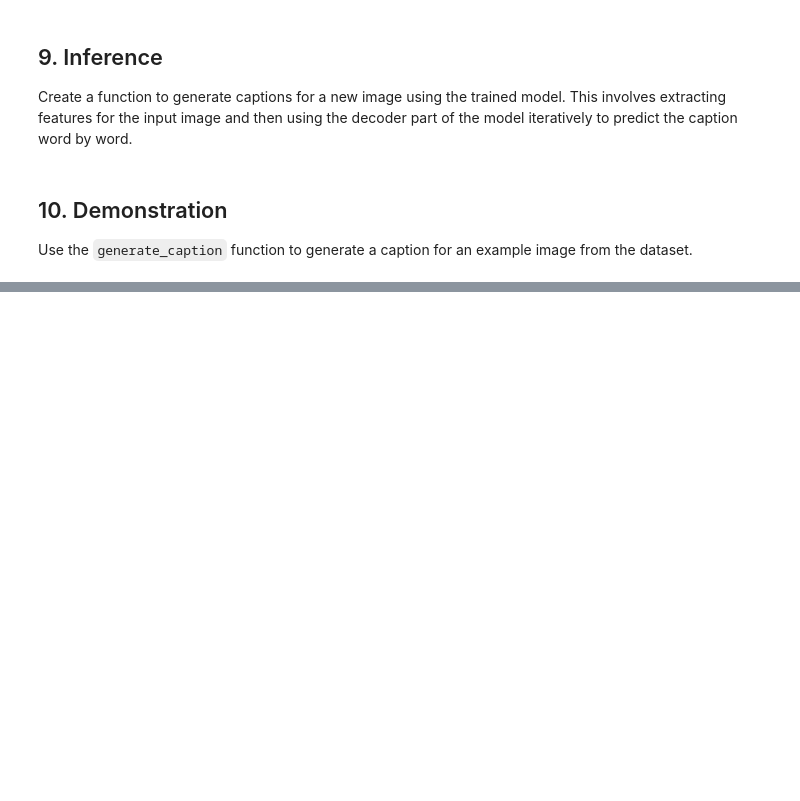
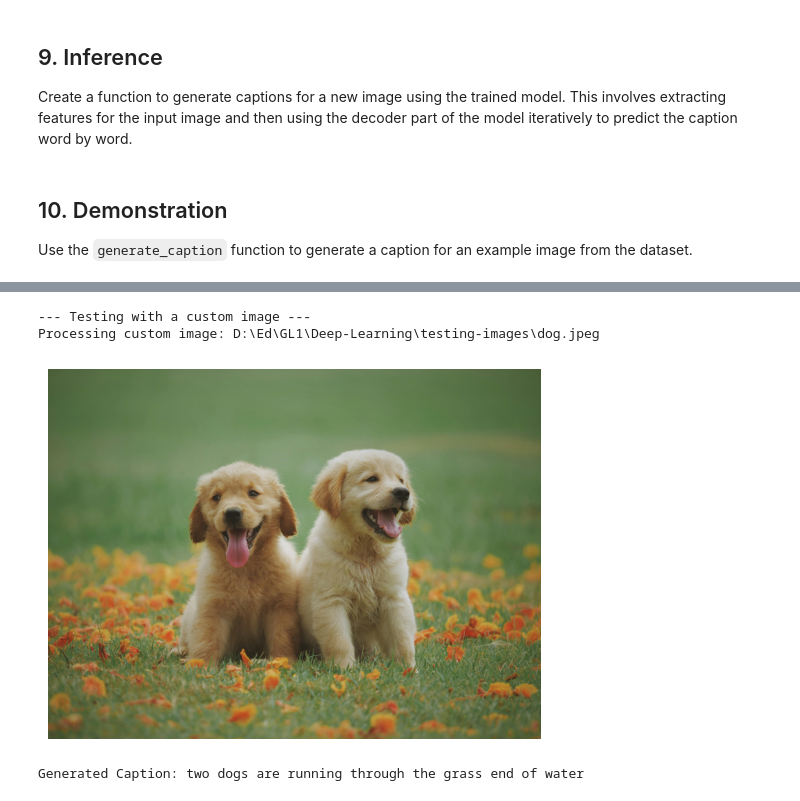
Before and after one commit to mohamedlandolsi/another-image-captioning, a Jupyter notebook: image_captioning_flicker8k.ipynb, the cells around one changed output, grey strips where cells are left out. Cells and saved outputs as stored; diff of their text form; code cells hidden in the pictures; blank space fills up the shorter version.

Commit message:
Testing using own image

```diff
--- a/image_captioning_flicker8k.ipynb
+++ b/image_captioning_flicker8k.ipynb
@@ -688,3 +663,37 @@ Original Captions for 3523474077_16e14bc54c:
 ------------------------------
 
 Demonstration complete.
+# %%
+
+# --- Test with your own image ---
+print("\n--- Testing with a custom image ---")
+# !!! Replace this path with the actual path to your image !!!
+custom_image_path = r'D:\Ed\GL1\Deep-Learning\testing-images\dog.jpeg'
+
+if os.path.exists(custom_image_path):
+    print(f"Processing custom image: {custom_image_path}")
+    # Ensure tokenizer and other necessary variables are loaded (they should be from the code above)
+    if 'tokenizer' in locals() and 'max_length' in locals() and 'model' in locals() and 'feature_extractor' in locals() and 'index_to_word' in locals():
+        generated_caption, img = generate_caption(
+            custom_image_path,
+            model,
+            feature_extractor,
+            tokenizer,
+            max_length,
+            index_to_word
+        )
+        if img:
+            print(f"Generated Caption: {generated_caption}")
+        else:
+            print(f"Could not generate caption for custom image: {generated_caption}")
+    else:
+        print("Error: Model, tokenizer, or other necessary components not loaded. Please run previous cells.")
+else:
+    print(f"Custom image file not found at: {custom_image_path}")
+    print("Please update the 'custom_image_path' variable in this cell with the correct path to your image.")
+# --------------------------------
+# %% [output]
+--- Testing with a custom image ---
+Processing custom image: D:\Ed\GL1\Deep-Learning\testing-images\dog.jpeg
+[figure, added]
+Generated Caption: two dogs are running through the grass end of water
```
Also changed, not shown: parts of 3 cells of this notebook.
